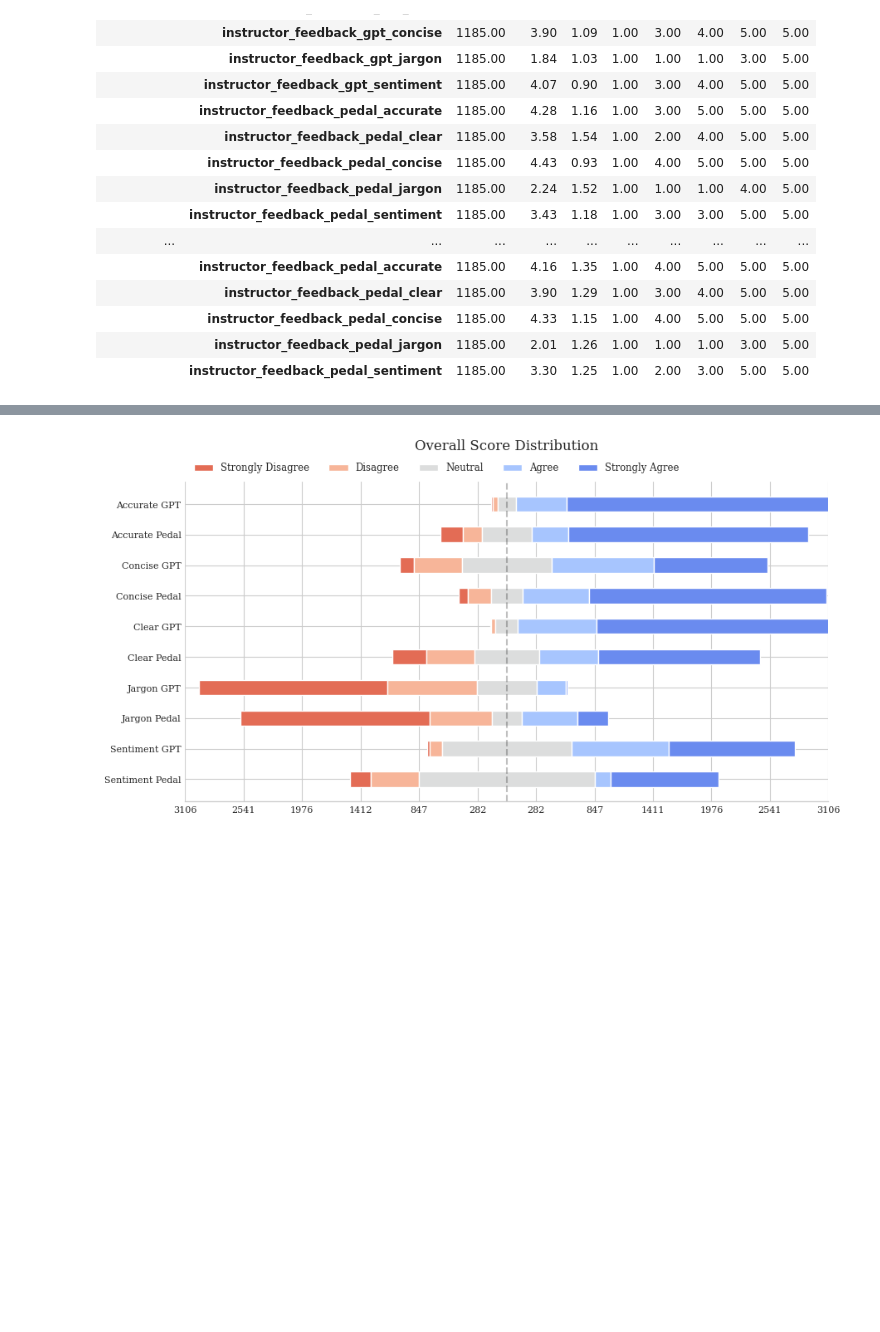
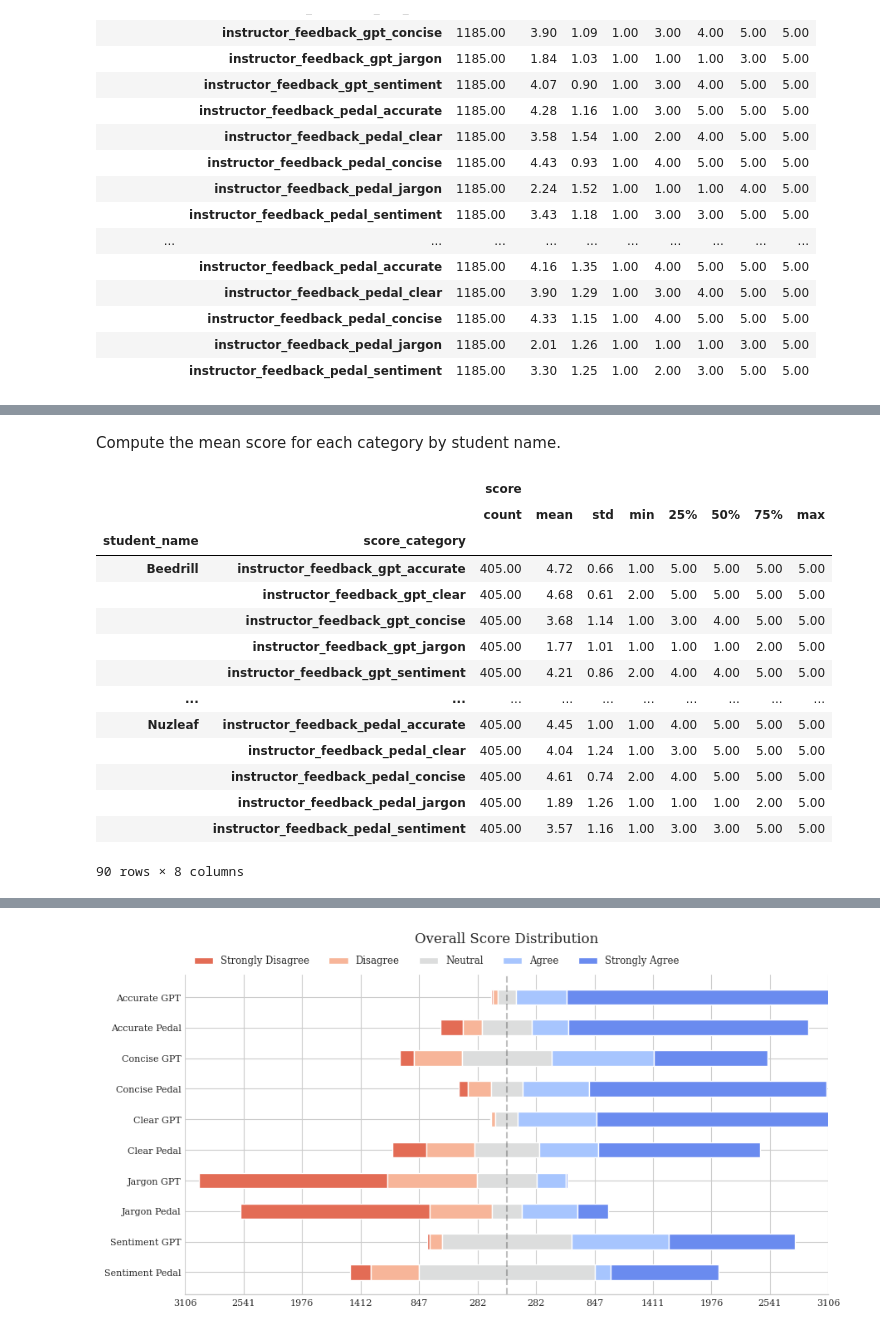
Before and after one commit to THRALLab/pedal-kennel, a Jupyter notebook: examples/chosen_problems_st3-3_as3-3_at1_v1/analysis.ipynb, the cells around one changed output, grey strips where cells are left out. Cells and saved outputs as stored; diff of their text form; code cells hidden in the pictures; blank space fills up the shorter version.

```diff
--- a/examples/chosen_problems_st3-3_as3-3_at1_v1/analysis.ipynb
+++ b/examples/chosen_problems_st3-3_as3-3_at1_v1/analysis.ipynb
@@ -382,0 +382,20 @@ student_name means:
+# %% [markdown]
+Compute the mean score for each category by student name.
+# %%
+df[['student_name', 'score_category', 'score']].groupby(['student_name', 'score_category']).describe()
+# %% [output]
+|  |  | score |  |  |  |  |  |  |  |
+|  |  | count | mean | std | min | 25% | 50% | 75% | max |
+| student_name | score_category |  |  |  |  |  |  |  |  |
+| Beedrill | instructor_feedback_gpt_accurate | 405.00 | 4.72 | 0.66 | 1.00 | 5.00 | 5.00 | 5.00 | 5.00 |
+|  | instructor_feedback_gpt_clear | 405.00 | 4.68 | 0.61 | 2.00 | 5.00 | 5.00 | 5.00 | 5.00 |
+|  | instructor_feedback_gpt_concise | 405.00 | 3.68 | 1.14 | 1.00 | 3.00 | 4.00 | 5.00 | 5.00 |
+|  | instructor_feedback_gpt_jargon | 405.00 | 1.77 | 1.01 | 1.00 | 1.00 | 1.00 | 2.00 | 5.00 |
+|  | instructor_feedback_gpt_sentiment | 405.00 | 4.21 | 0.86 | 2.00 | 4.00 | 4.00 | 5.00 | 5.00 |
+| ... | ... | ... | ... | ... | ... | ... | ... | ... | ... |
+| Nuzleaf | instructor_feedback_pedal_accurate | 405.00 | 4.45 | 1.00 | 1.00 | 4.00 | 5.00 | 5.00 | 5.00 |
+|  | instructor_feedback_pedal_clear | 405.00 | 4.04 | 1.24 | 1.00 | 3.00 | 5.00 | 5.00 | 5.00 |
+|  | instructor_feedback_pedal_concise | 405.00 | 4.61 | 0.74 | 2.00 | 4.00 | 5.00 | 5.00 | 5.00 |
+|  | instructor_feedback_pedal_jargon | 405.00 | 1.89 | 1.26 | 1.00 | 1.00 | 1.00 | 2.00 | 5.00 |
+|  | instructor_feedback_pedal_sentiment | 405.00 | 3.57 | 1.16 | 1.00 | 3.00 | 3.00 | 5.00 | 5.00 |
+90 rows × 8 columns
```
Also changed, not shown: parts of 30 cells of this notebook.
